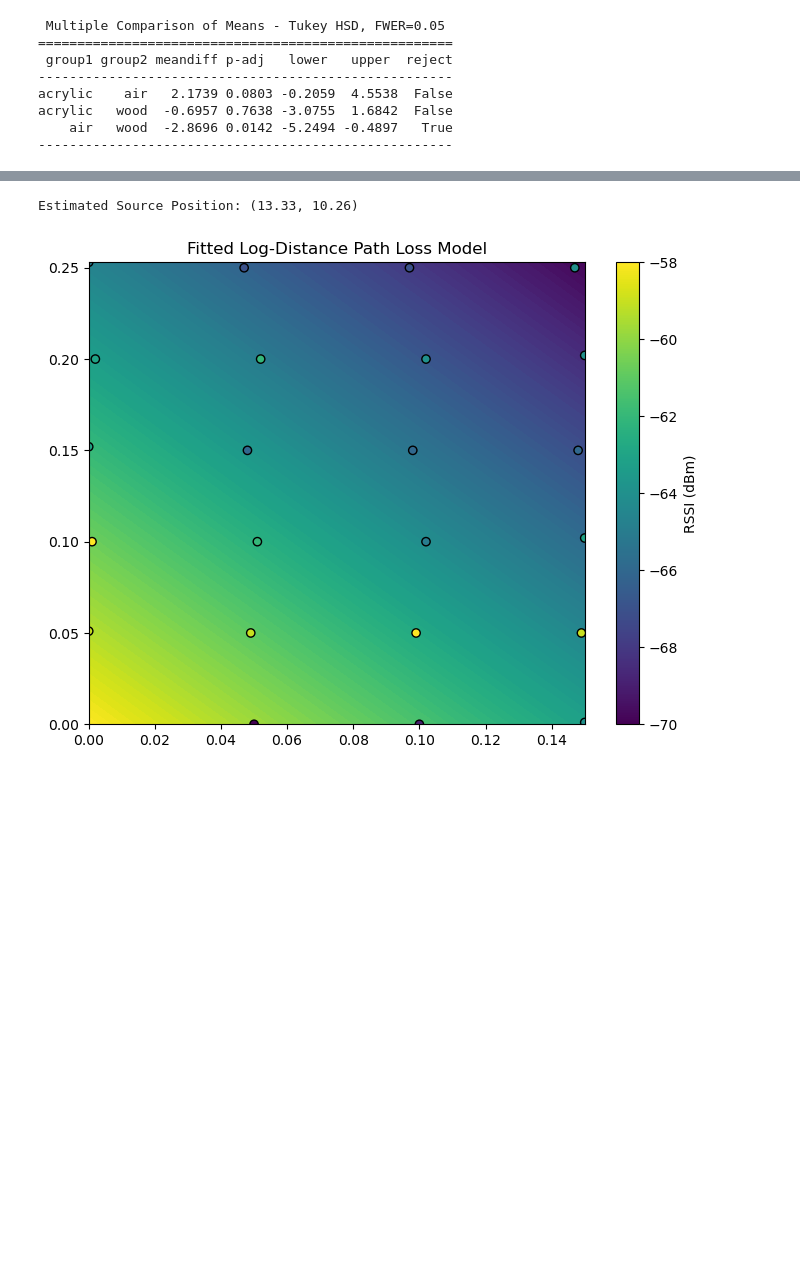
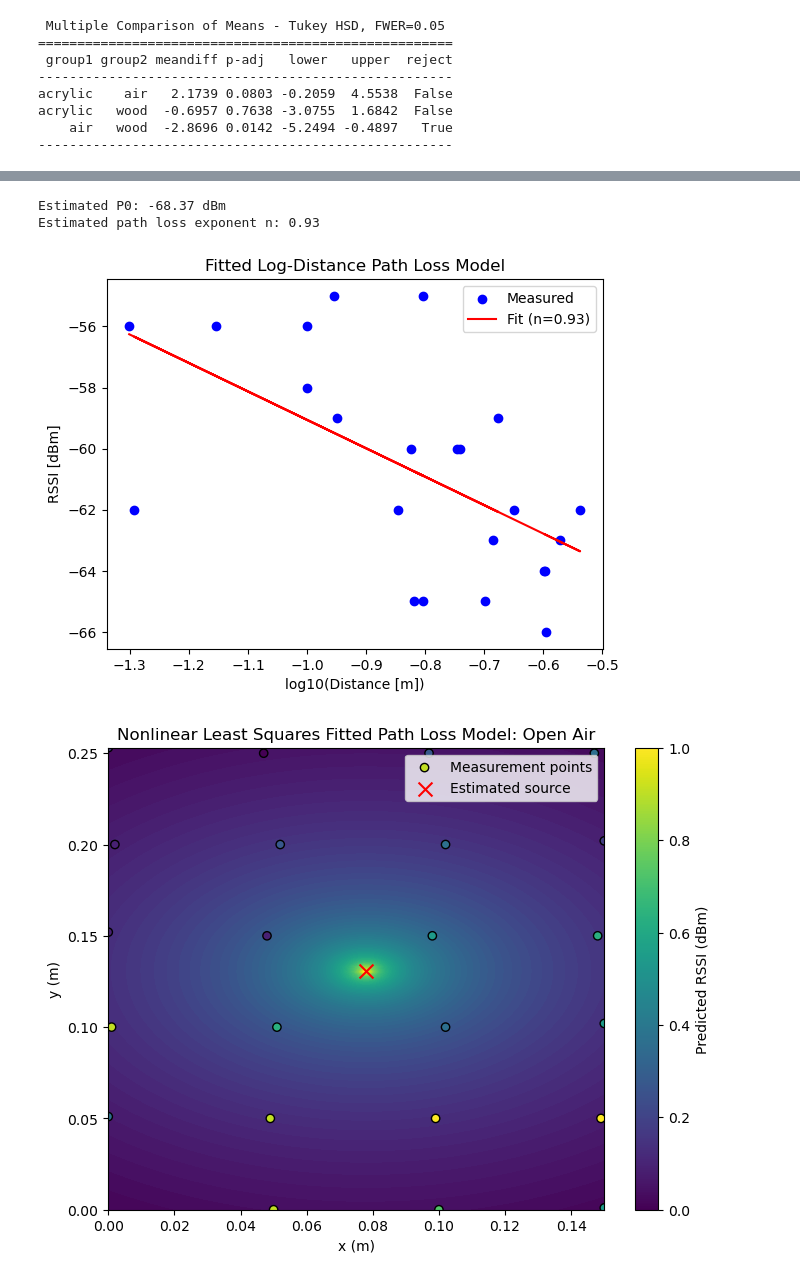
Before and after one commit to rcodefiles/wifi-attenuation, a Jupyter notebook: src/data_processing.ipynb, the cells around one changed output, grey strips where cells are left out. Cells and saved outputs as stored; diff of their text form; code cells hidden in the pictures; blank space fills up the shorter version.

```diff
--- a/src/data_processing.ipynb
+++ b/src/data_processing.ipynb
@@ -114,49 +183,58 @@ Estimated Source Position: (0.06, 0.23)
 # %%
 import numpy as np
 from scipy.optimize import least_squares
+import matplotlib.pyplot as plt
 
-x = wood["x_m"].values
-y = wood["y_m"].values
-rssi = wood["RSSI"].values
+x = open_air["x_m"].values
+y = open_air["y_m"].values
+rssi = open_air["RSSI"].values
+XY = np.column_stack((x, y))
 
-XY = np.column_stack((x,y))
+xs_true, ys_true = 0.0, 0.0
 
-def path_loss_model(params, XY, rssi):
-    xs, yx, P0, n = params
+def path_loss_residuals(params, XY, rssi, xs, ys):
+    P0, n = params
     x, y = XY[:,0], XY[:,1]
-    d = np.sqrt((x - xs)**2 + (y - yx)**2)
+    d = np.sqrt((x - xs)**2 + (y - ys)**2)
     d[d < 1e-6] = 1e-6  # avoid log(0)
     pred = P0 - 10 * n * np.log10(d)
     return pred - rssi
 
-def predict_rssi(x, y, xs, ys, P0, n):
-    d = np.sqrt((x - xs)**2 + (y - ys)**2)
-    d[d < 1e-6] = 1e-6  # avoid log(0)
-    return P0 - 10 * n * np.log10(d)
+initial_guess = [np.max(rssi), 2.0]
+bounds = ([-100, 0.5], [0, 6.0])
 
+res = least_squares(path_loss_residuals, initial_guess, args=(XY, rssi, xs_true, ys_true), bounds=bounds)
+P0_est, n_est = res.x
+print(f"Estimated P0: {P0_est:.2f} dBm")
+print(f"Estimated path loss exponent n: {n_est:.2f}")
 
-# Initial guess: (x, y, P0, n)
-initial_guess = (np.mean(x), np.mean(y), -0.15, 0.15)
-
-# Fit with least squares
-res = least_squares(path_loss_model, initial_guess, args=(XY, rssi))
-
-xs_est, ys_est, P0_est, n_est = res.x
-print(f"Estimated Source Position: ({xs_est:.2f}, {ys_est:.2f})")
-
+d = np.sqrt((x - xs_true)**2 + (y - ys_true)**2)
+plt.scatter(np.log10(d), rssi, label="Measured", color="blue")
+plt.plot(np.log10(d), P0_est - 10 * n_est * np.log10(d), color="red", label=f"Fit (n={n_est:.2f})")
+plt.xlabel("log10(Distance [m])")
+plt.ylabel("RSSI [dBm]")
+plt.legend()
+plt.title("Fitted Log-Distance Path Loss Model")
+plt.show()
 
 xi = np.linspace(XY[:,0].min(), XY[:,0].max(), 100)
 yi = np.linspace(XY[:,1].min(), XY[:,1].max(), 100)
 xi, yi = np.meshgrid(xi, yi)
-zi = predict_rssi(xi, yi, xs_est, ys_est, P0_est, n_est)
+d_grid = np.sqrt((xi - xs_est)**2 + (yi - ys_est)**2)
+zi = P0_est - 10 * n_est * np.log10(d_grid)
 
-import matplotlib.pyplot as plt
 plt.figure(figsize=(8,6))
 plt.contourf(xi, yi, zi, levels=100, cmap='viridis')
-plt.scatter(XY[:,0], XY[:,1], c=rssi, cmap='viridis', edgecolor='k')
-plt.colorbar(label="RSSI (dBm)")
-plt.title("Fitted Log-Distance Path Loss Model")
+plt.scatter(x, y, c=rssi, cmap='viridis', edgecolor='k', label='Measurement points')
+plt.scatter(xs_est, ys_est, color='red', marker='x', s=100, label='Estimated source')
+plt.colorbar(label="Predicted RSSI (dBm)")
+plt.legend()
+plt.title("Nonlinear Least Squares Fitted Path Loss Model: Open Air")
+plt.xlabel("x (m)")
+plt.ylabel("y (m)")
 plt.show()
 # %% [output]
-Estimated Source Position: (13.33, 10.26)
+Estimated P0: -68.37 dBm
+Estimated path loss exponent n: 0.93
-[figure, old version]
+[figure, new version]
+[figure, added]
```
Also changed, not shown: parts of 3 cells of this notebook.
